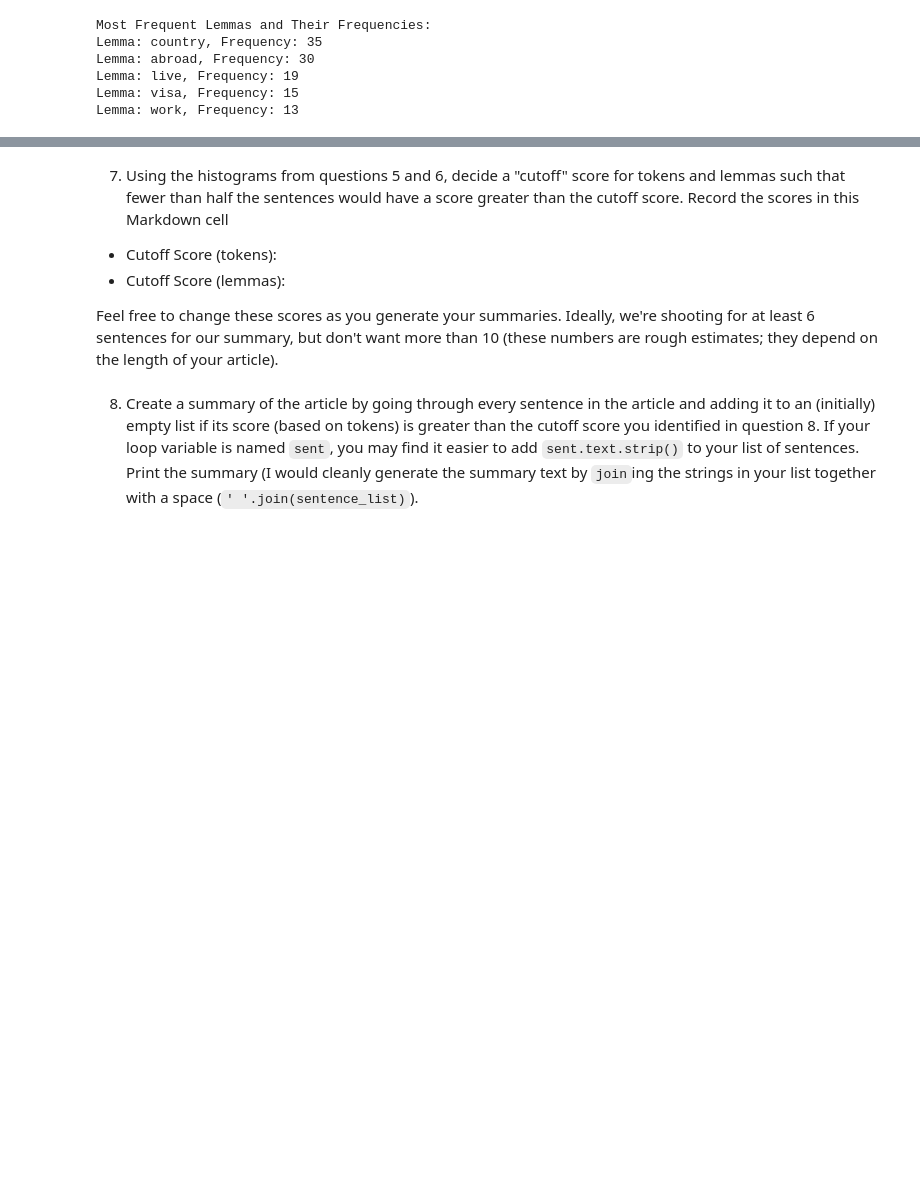
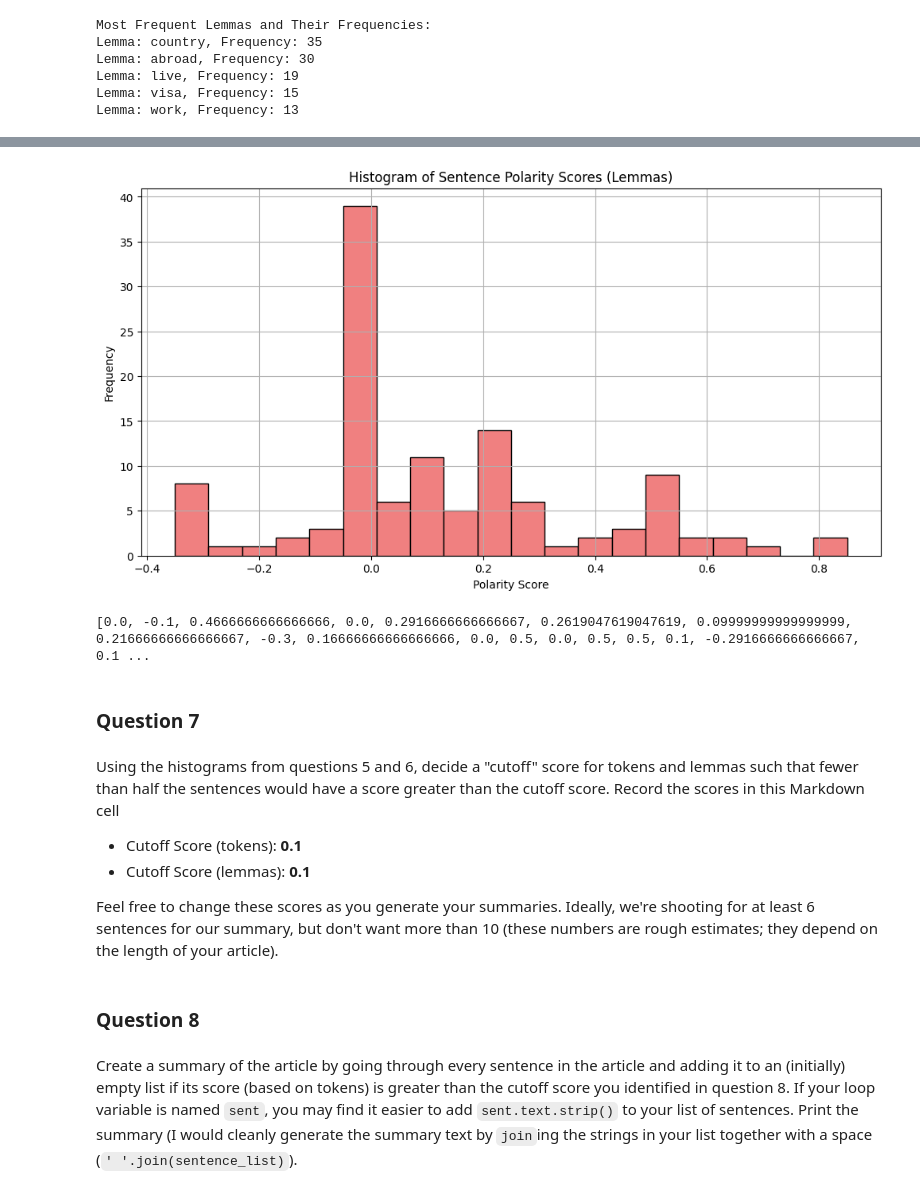
Before and after one commit to Bdowdle4/bd-article-summarizer, a Jupyter notebook: article-summarizer.ipynb, the cells around one changed output, grey strips where cells are left out. Cells and saved outputs as stored; diff of their text form; code cells hidden in the pictures; blank space fills up the shorter version.

```diff
--- a/article-summarizer.ipynb
+++ b/article-summarizer.ipynb
@@ -256,9 +310,63 @@ Lemma: work, Frequency: 13
+# %%
+import pickle
+from bs4 import BeautifulSoup
+import spacy
+from spacytextblob.spacytextblob import SpacyTextBlob
+import matplotlib.pyplot as plt
+
+# Load the HTML content from the .pkl file
+try:
+    with open("article.pkl", "rb") as file:
+        html_content = pickle.load(file)
+
+    # Parse the HTML using BeautifulSoup
+    soup = BeautifulSoup(html_content, "html.parser")
+
+    # Adjust the selector to match the main content's container
+    article_div = soup.find("div", {"class": "layoutArticle__main"})
+    if article_div:
+        article_text = article_div.get_text(strip=True)  # Extract clean text from the main article container
+
+        # Set up spaCy with SpacyTextBlob
+        nlp = spacy.load("en_core_web_sm")
+        nlp.add_pipe("spacytextblob")
+
+        # Analyze the text
+        doc = nlp(article_text)
+
+        # Create a list of polarity scores for each lemmatized sentence
+        polarity_scores = [sentence._.blob.polarity for sentence in doc.sents]
+
+        # Plot histogram of polarity scores
+        plt.figure(figsize=(12, 6))
+        plt.hist(polarity_scores, bins=20, color='lightcoral', edgecolor='black')
+        plt.title('Histogram of Sentence Polarity Scores (Lemmas)')
+        plt.xlabel('Polarity Score')
+        plt.ylabel('Frequency')
+        plt.grid(True)
+        plt.show()
+
+        # Print the scores if needed
+        print(polarity_scores)
+
+except Exception as e:
+    print(f"An error occurred: {e}")
+
+# This histogram is practically identical to the tokens.
+# There is a slightly positive skew for both.
+# %% [output]
+[figure, added]
+[0.0, -0.1, 0.4666666666666666, 0.0, 0.2916666666666667, 0.2619047619047619, 0.09999999999999999, 0.21666666666666667, -0.3, 0.16666666666666666, 0.0, 0.5, 0.0, 0.5, 0.5, 0.1, -0.2916666666666667, 0.1 ...
+# %% [markdown]
+### Question 7
 # %% [markdown]
-7. Using the histograms from questions 5 and 6, decide a "cutoff" score for tokens and lemmas such that fewer than half the sentences would have a score greater than the cutoff score.  Record the scores in this Markdown cell
+Using the histograms from questions 5 and 6, decide a "cutoff" score for tokens and lemmas such that fewer than half the sentences would have a score greater than the cutoff score.  Record the scores in this Markdown cell
 
-* Cutoff Score (tokens):
-* Cutoff Score (lemmas):
+* Cutoff Score (tokens): **0.1**
+* Cutoff Score (lemmas): **0.1**
 
 Feel free to change these scores as you generate your summaries.  Ideally, we're shooting for at least 6 sentences for our summary, but don't want more than 10 (these numbers are rough estimates; they depend on the length of your article).
+# %% [markdown]
+### Question 8
 # %% [markdown]
-8. Create a summary of the article by going through every sentence in the article and adding it to an (initially) empty list if its score (based on tokens) is greater than the cutoff score you identified in question 8.  If your loop variable is named `sent`, you may find it easier to add `sent.text.strip()` to your list of sentences.  Print the summary (I would cleanly generate the summary text by `join`ing the strings in your list together with a space (`' '.join(sentence_list)`).
+Create a summary of the article by going through every sentence in the article and adding it to an (initially) empty list if its score (based on tokens) is greater than the cutoff score you identified in question 8.  If your loop variable is named `sent`, you may find it easier to add `sent.text.strip()` to your list of sentences.  Print the summary (I would cleanly generate the summary text by `join`ing the strings in your list together with a space (`' '.join(sentence_list)`).
```
Also changed, not shown: parts of 16 cells of this notebook, 4 other files.
